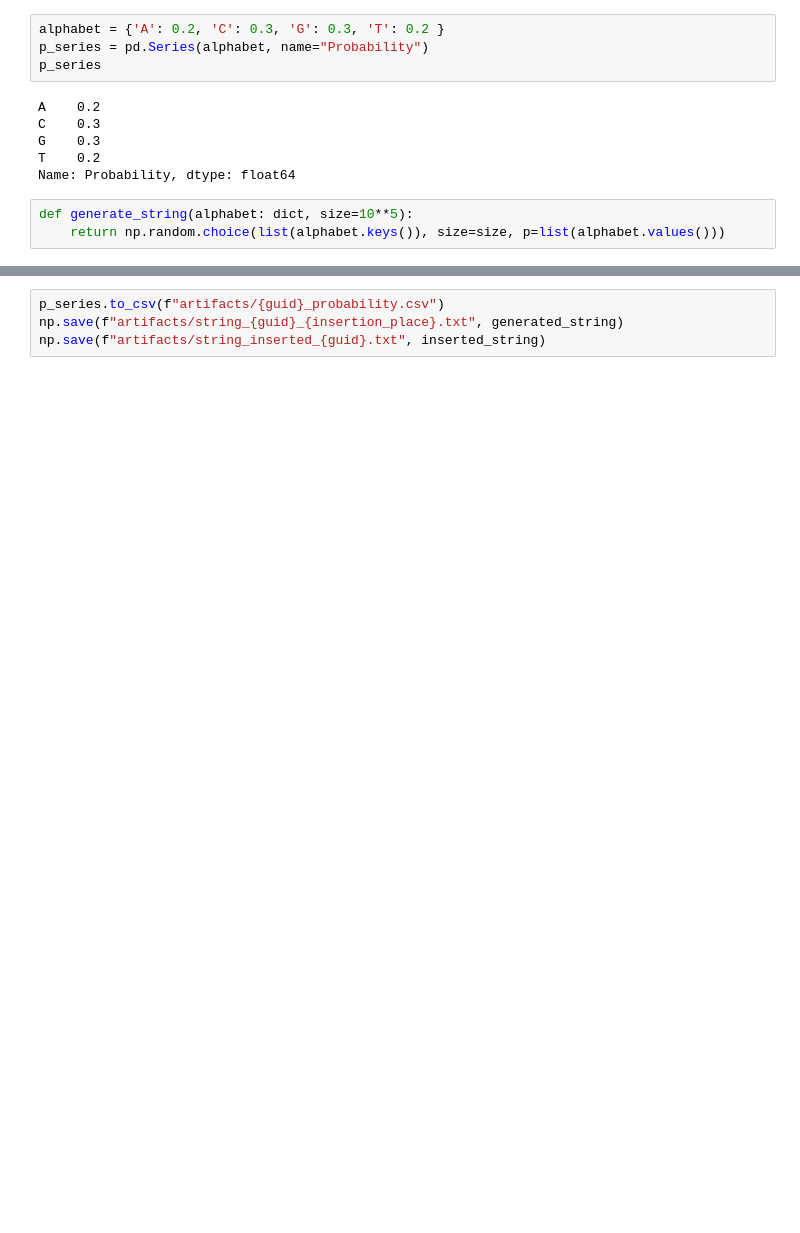
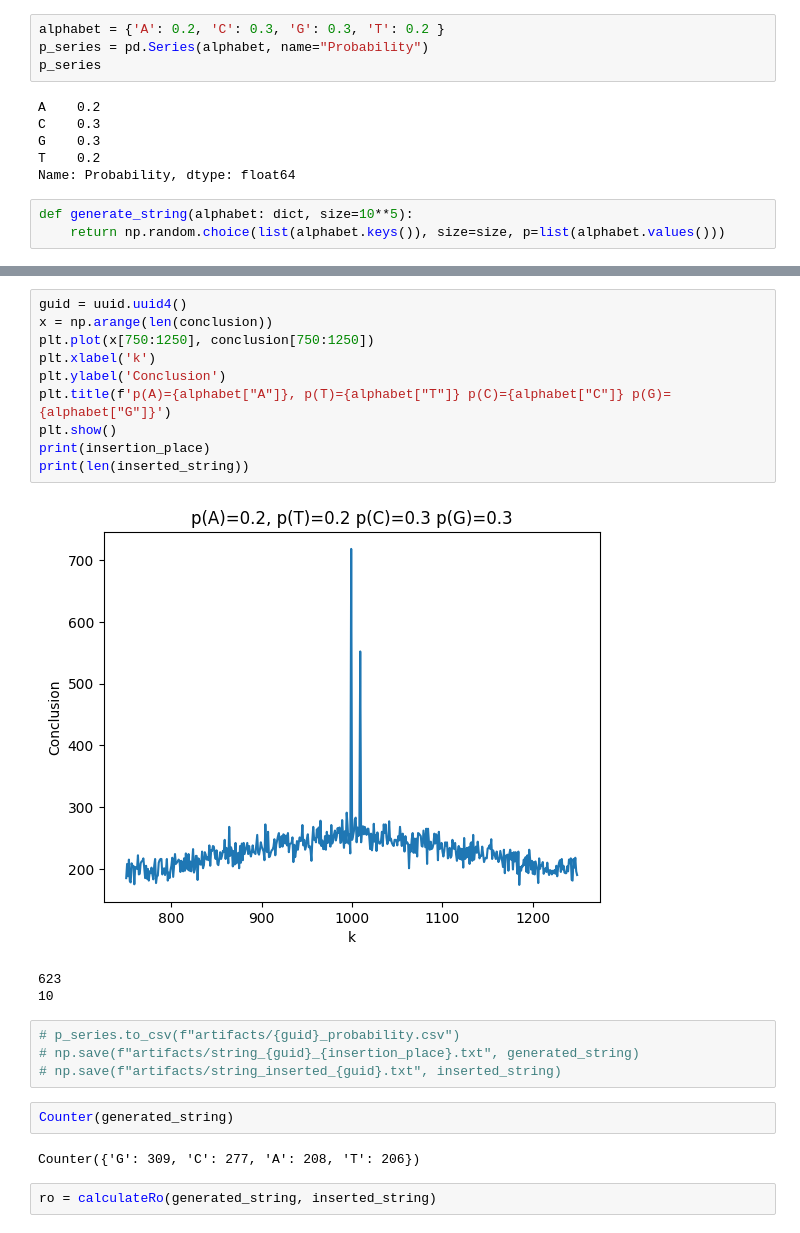
Before and after one commit to confect1on/ShaidurovAlgorithm, a Jupyter notebook: TheoreticalExperiments.ipynb, the cells around one changed output, grey strips where cells are left out. Saved outputs shown, nothing was run; the diff lists cells and outputs as text; blank space fills up the shorter version.

```diff
--- a/TheoreticalExperiments.ipynb
+++ b/TheoreticalExperiments.ipynb
@@ -88,5 +96,25 @@ print(len(inserted_string))
 10
+# %%
+guid = uuid.uuid4()
+x = np.arange(len(conclusion))
+plt.plot(x[750:1250], conclusion[750:1250])
+plt.xlabel('k')
+plt.ylabel('Conclusion')
+plt.title(f'p(A)={alphabet["A"]}, p(T)={alphabet["T"]} p(C)={alphabet["C"]} p(G)={alphabet["G"]}')
+plt.show()
+print(insertion_place)
+print(len(inserted_string))
+# %% [output]
+[figure, added]
+623
+10
 # %%
-p_series.to_csv(f"artifacts/{guid}_probability.csv")
-np.save(f"artifacts/string_{guid}_{insertion_place}.txt", generated_string)
-np.save(f"artifacts/string_inserted_{guid}.txt", inserted_string)
+# p_series.to_csv(f"artifacts/{guid}_probability.csv")
+# np.save(f"artifacts/string_{guid}_{insertion_place}.txt", generated_string)
+# np.save(f"artifacts/string_inserted_{guid}.txt", inserted_string)
+# %%
+Counter(generated_string)
+# %% [output]
+Counter({'G': 309, 'C': 277, 'A': 208, 'T': 206})
+# %%
+ro = calculateRo(generated_string, inserted_string)
```
Also changed, not shown: parts of 8 cells of this notebook.
